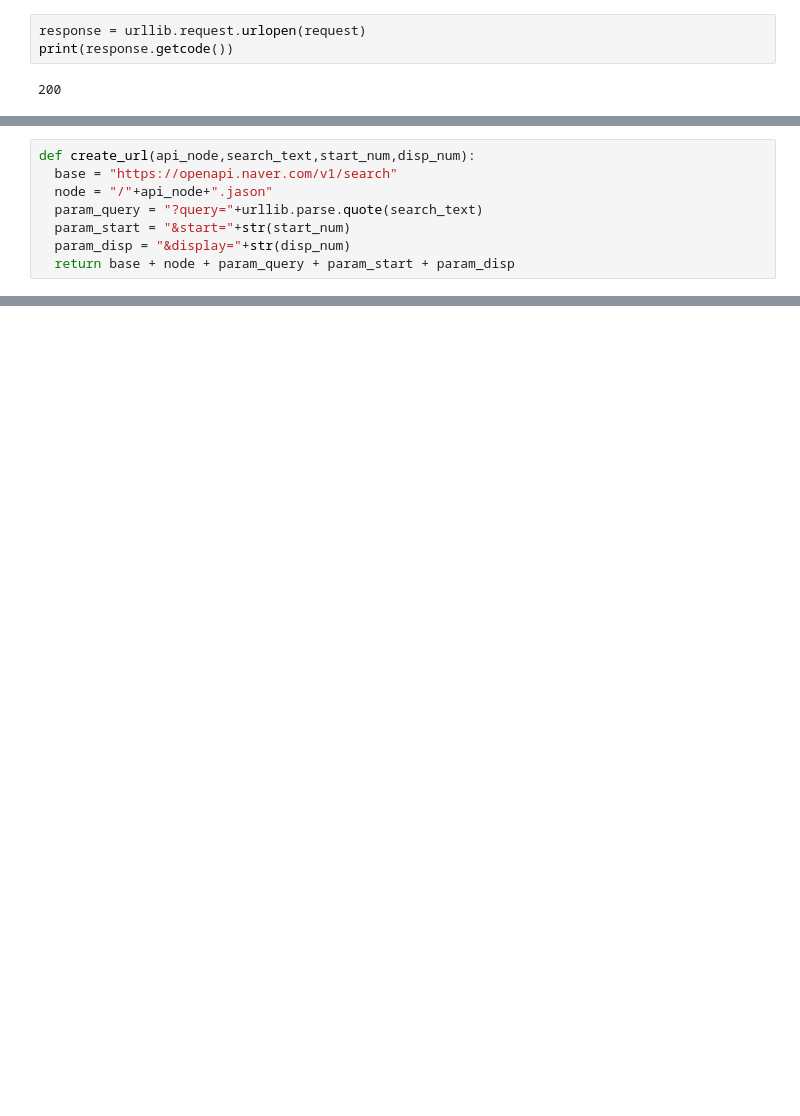
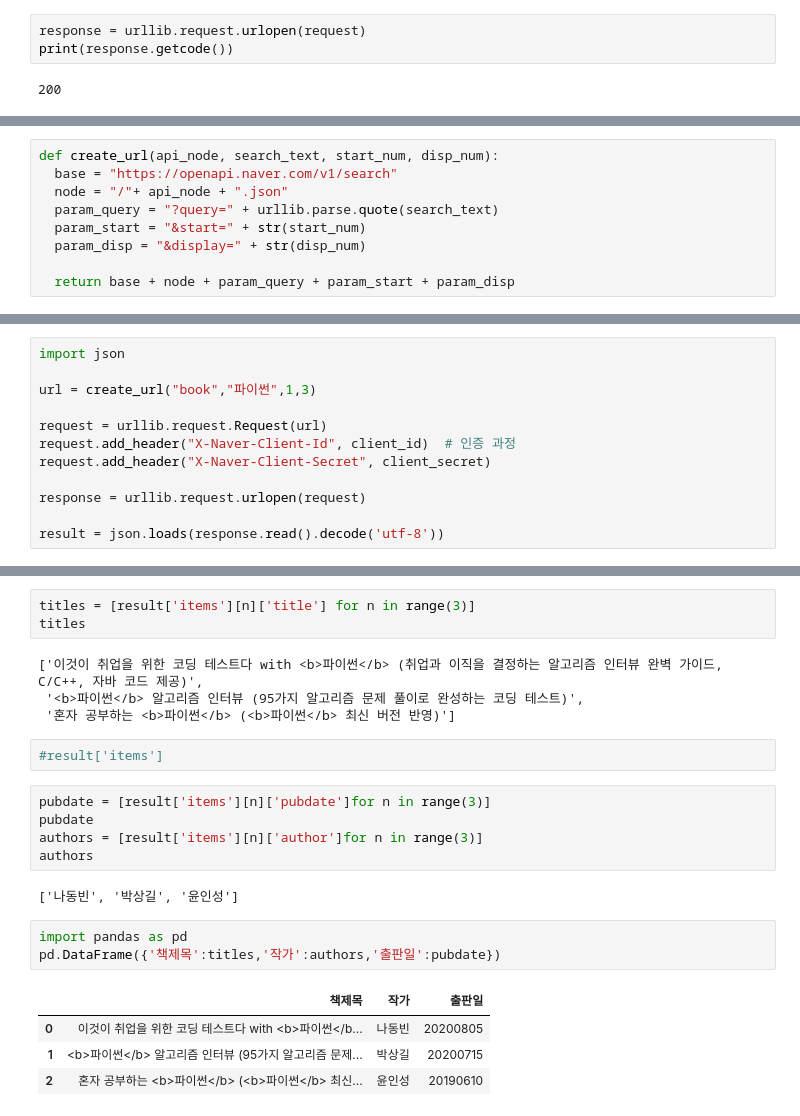
Before and after one commit to zeruel91/DataAnalysis, a Jupyter notebook: naverAPI.ipynb, the cells around one changed output, grey strips where cells are left out. Cells and saved outputs as stored; diff of their text form; blank space fills up the shorter version.

```diff
--- a/naverAPI.ipynb
+++ b/naverAPI.ipynb
@@ -44,9 +80,10 @@ print(response.read().decode('utf-8')) #리스폰스를,읽어오고,디코드
 # %%
-def create_url(api_node,search_text,start_num,disp_num):
+def create_url(api_node, search_text, start_num, disp_num):
   base = "https://openapi.naver.com/v1/search"
-  node = "/"+api_node+".jason"
-  param_query = "?query="+urllib.parse.quote(search_text)
-  param_start = "&start="+str(start_num)
-  param_disp = "&display="+str(disp_num)
+  node = "/"+ api_node + ".json"
+  param_query = "?query=" + urllib.parse.quote(search_text)
+  param_start = "&start=" + str(start_num)
+  param_disp = "&display=" + str(disp_num)
+
   return base + node + param_query + param_start + param_disp
 # %%
@@ -57,0 +93,12 @@ create_url("book","TEST",1,10)
+# %%
+import json
+
+url = create_url("book","파이썬",1,3)
+
+request = urllib.request.Request(url)
+request.add_header("X-Naver-Client-Id", client_id)  # 인증 과정
+request.add_header("X-Naver-Client-Secret", client_secret)
+
+response = urllib.request.urlopen(request)
+
+result = json.loads(response.read().decode('utf-8'))
@@ -57,0 +133,24 @@ create_url("book","TEST",1,10)
+# %%
+titles = [result['items'][n]['title'] for n in range(3)]
+titles
+# %% [output]
+['이것이 취업을 위한 코딩 테스트다 with <b>파이썬</b> (취업과 이직을 결정하는 알고리즘 인터뷰 완벽 가이드, C/C++, 자바 코드 제공)',
+ '<b>파이썬</b> 알고리즘 인터뷰 (95가지 알고리즘 문제 풀이로 완성하는 코딩 테스트)',
+ '혼자 공부하는 <b>파이썬</b> (<b>파이썬</b> 최신 버전 반영)']
+# %%
+#result['items']
+# %%
+pubdate = [result['items'][n]['pubdate']for n in range(3)]
+pubdate
+authors = [result['items'][n]['author']for n in range(3)]
+authors
+# %% [output]
+['나동빈', '박상길', '윤인성']
+# %%
+import pandas as pd
+pd.DataFrame({'책제목':titles,'작가':authors,'출판일':pubdate})
+# %% [output]
+|  | 책제목 | 작가 | 출판일 |
+| 0 | 이것이 취업을 위한 코딩 테스트다 with <b>파이썬</b... | 나동빈 | 20200805 |
+| 1 | <b>파이썬</b> 알고리즘 인터뷰 (95가지 알고리즘 문제... | 박상길 | 20200715 |
+| 2 | 혼자 공부하는 <b>파이썬</b> (<b>파이썬</b> 최신... | 윤인성 | 20190610 |
```
Also changed, not shown: parts of 28 cells of this notebook.
